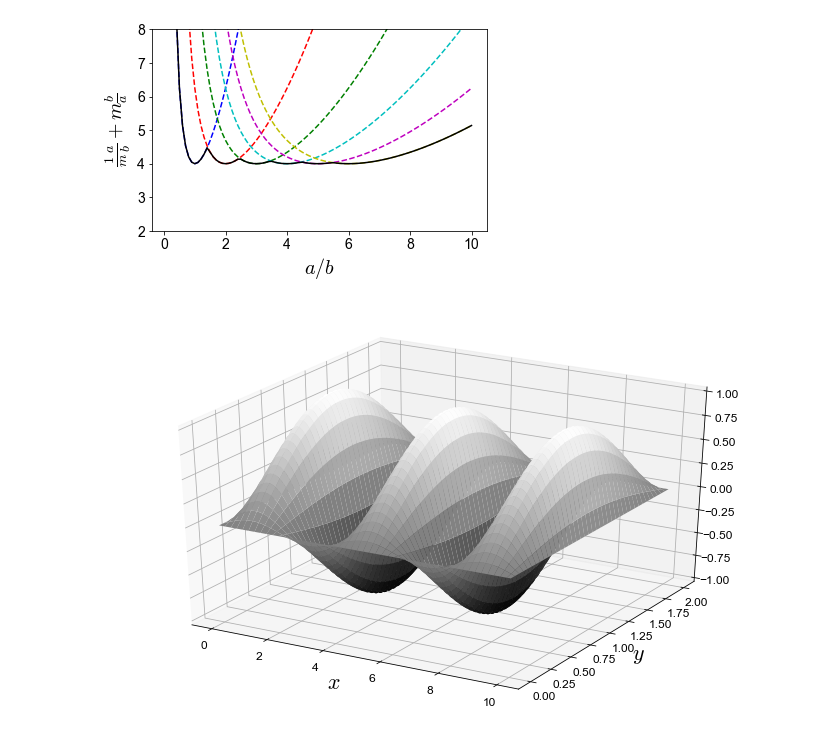
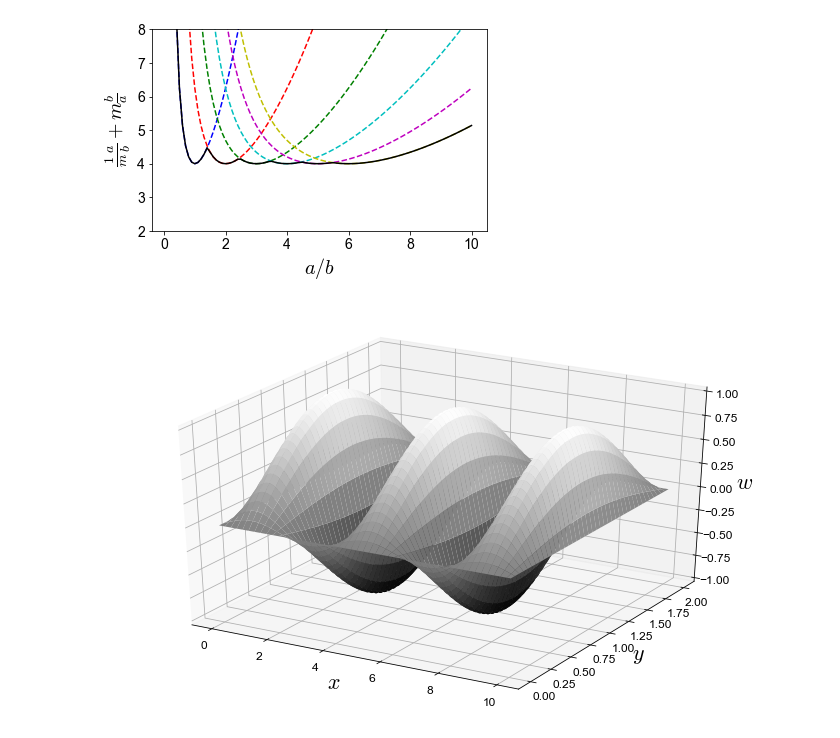
Before and after one commit to jeevanjyoti4/advmechsolids, a Jupyter notebook: rect_plate_vonK.ipynb, the cells around one changed output. Saved outputs shown, nothing was run; the diff lists cells and outputs as text; code cells hidden in the pictures.

Commit message:
Added surface plot

```diff
--- a/rect_plate_vonK.ipynb
+++ b/rect_plate_vonK.ipynb
@@ -83,31 +83,32 @@ import numpy as np
 
 rcParams['font.family']='sans'
 rcParams['font.sans-serif']='Arial'
 rcParams['font.size']=12
 rcParams['mathtext.fontset']='cm'
 
 
 a = 10
 b = 2
 delx = 0.01
 dely = 0.01
 x = np.arange(0,a+delx,delx)
 y = np.arange(0,2+dely,dely)
 X, Y = np.meshgrid(x,y)
 
 m = 5
 n = 1
 w = np.sin(m*np.pi*X/a)*np.sin(n*np.pi*Y/b)
 
 
 fig = plt.figure(figsize=(12,12/1.62))
 ax = fig.add_subplot(111,projection='3d')
 
 ax.set_xlabel(r'$x$',fontsize=22)
 ax.set_ylabel(r'$y$',fontsize=22)
+ax.set_zlabel(r'$w$',fontsize=22)
 
 surf = ax.plot_surface(X,Y,w,cmap = plt.cm.gray)
 #ax.view_init(90,0)
 #fig.colorbar(surf)
 # %% [output]
-[figure, old version]
+[figure, new version]
```
